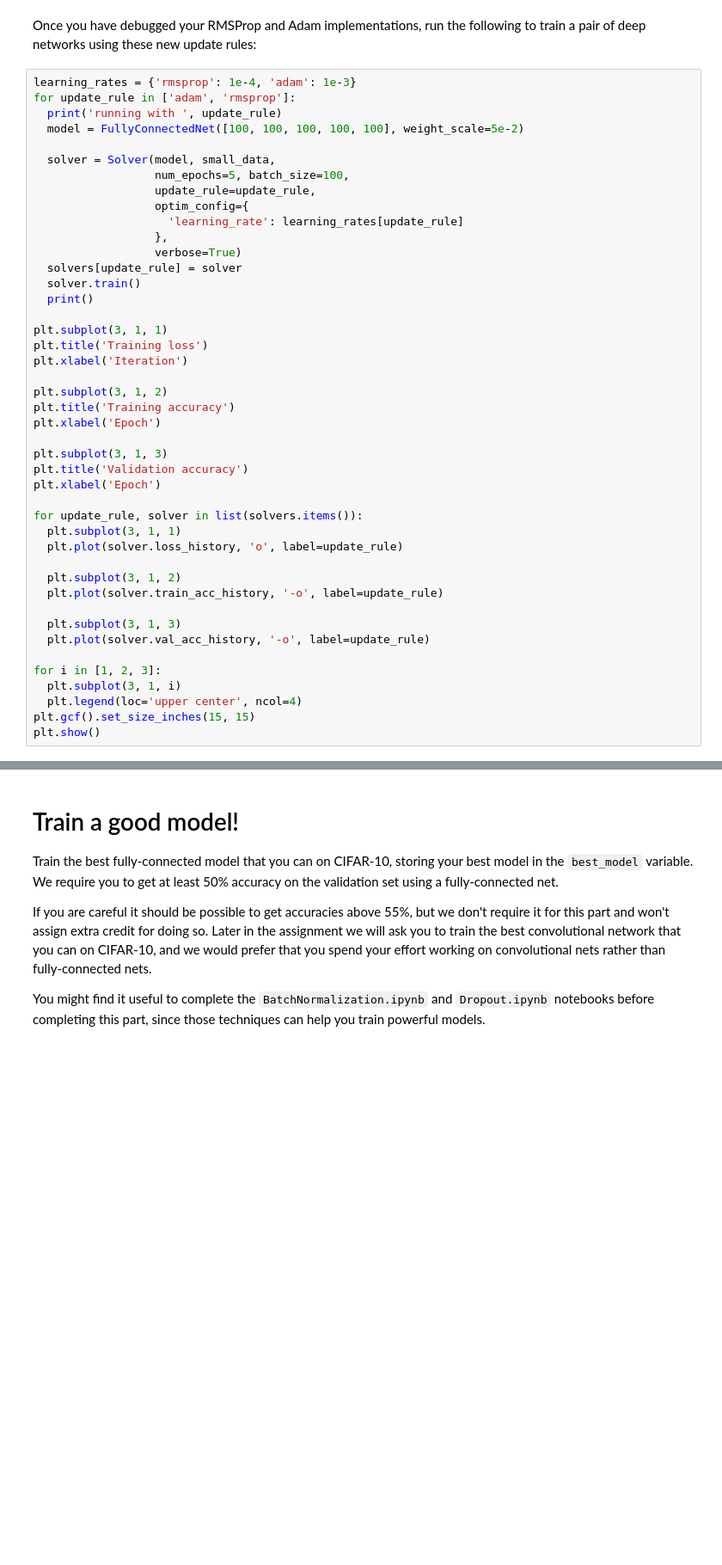
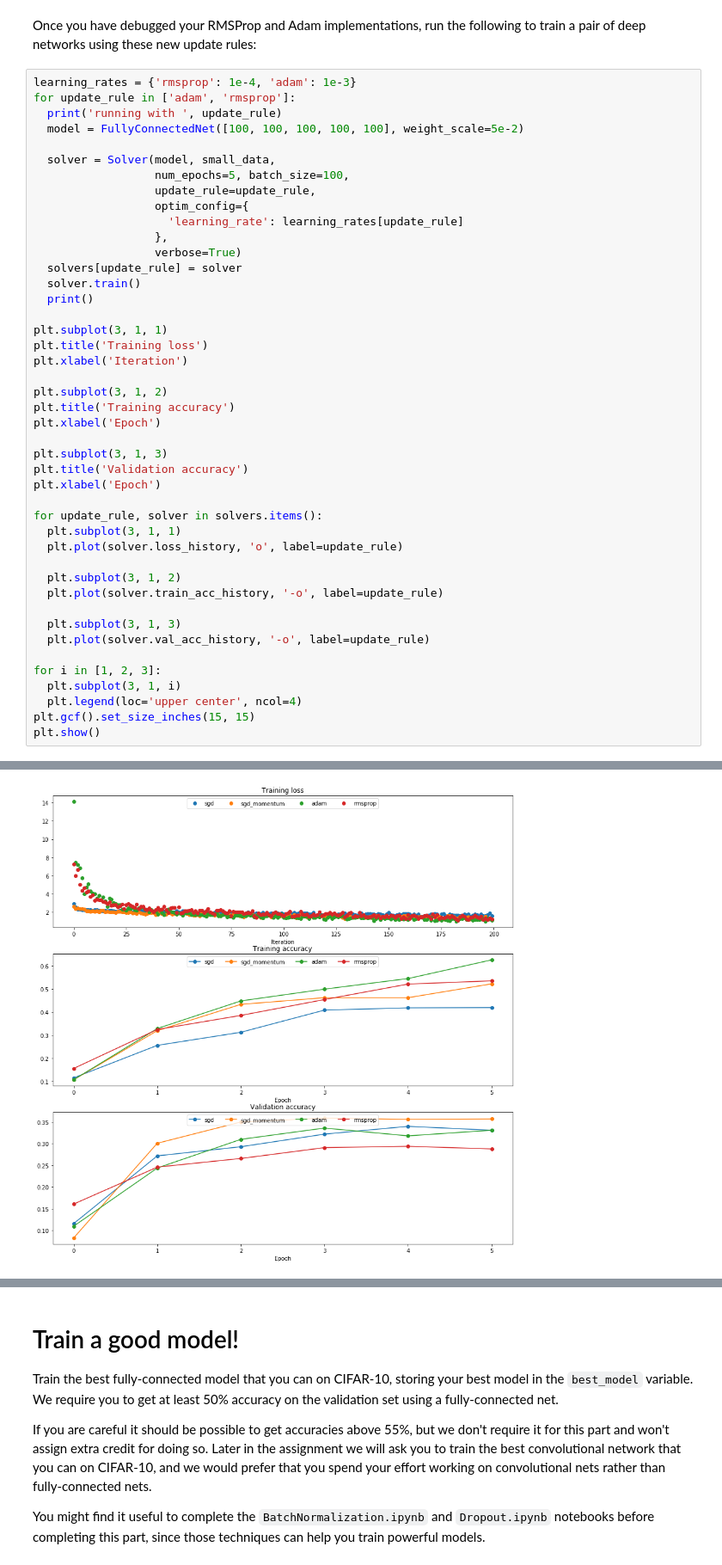
Before and after one commit to sunburntfish/cs231n-assignment2, a Jupyter notebook: FullyConnectedNets.ipynb, the cells around one changed output, grey strips where cells are left out. Shown at 86% size. Cells and saved outputs as stored; diff of their text form; blank space fills up the shorter version.

Commit message:
Implemented update rules and started training FullyConnected net

```diff
--- a/FullyConnectedNets.ipynb
+++ b/FullyConnectedNets.ipynb
@@ -728,7 +759,7 @@ plt.subplot(3, 1, 3)
 plt.title('Validation accuracy')
 plt.xlabel('Epoch')
 
-for update_rule, solver in list(solvers.items()):
+for update_rule, solver in solvers.items():
   plt.subplot(3, 1, 1)
   plt.plot(solver.loss_history, 'o', label=update_rule)
 
@@ -743,3 +774,4 @@ for i in [1, 2, 3]:
   plt.legend(loc='upper center', ncol=4)
 plt.gcf().set_size_inches(15, 15)
 plt.show()
+# %% [output]
@@ -745,0 +795 @@ plt.show()
+[figure, added]
```
Also changed, not shown: parts of 9 cells of this notebook, 1 other file.
